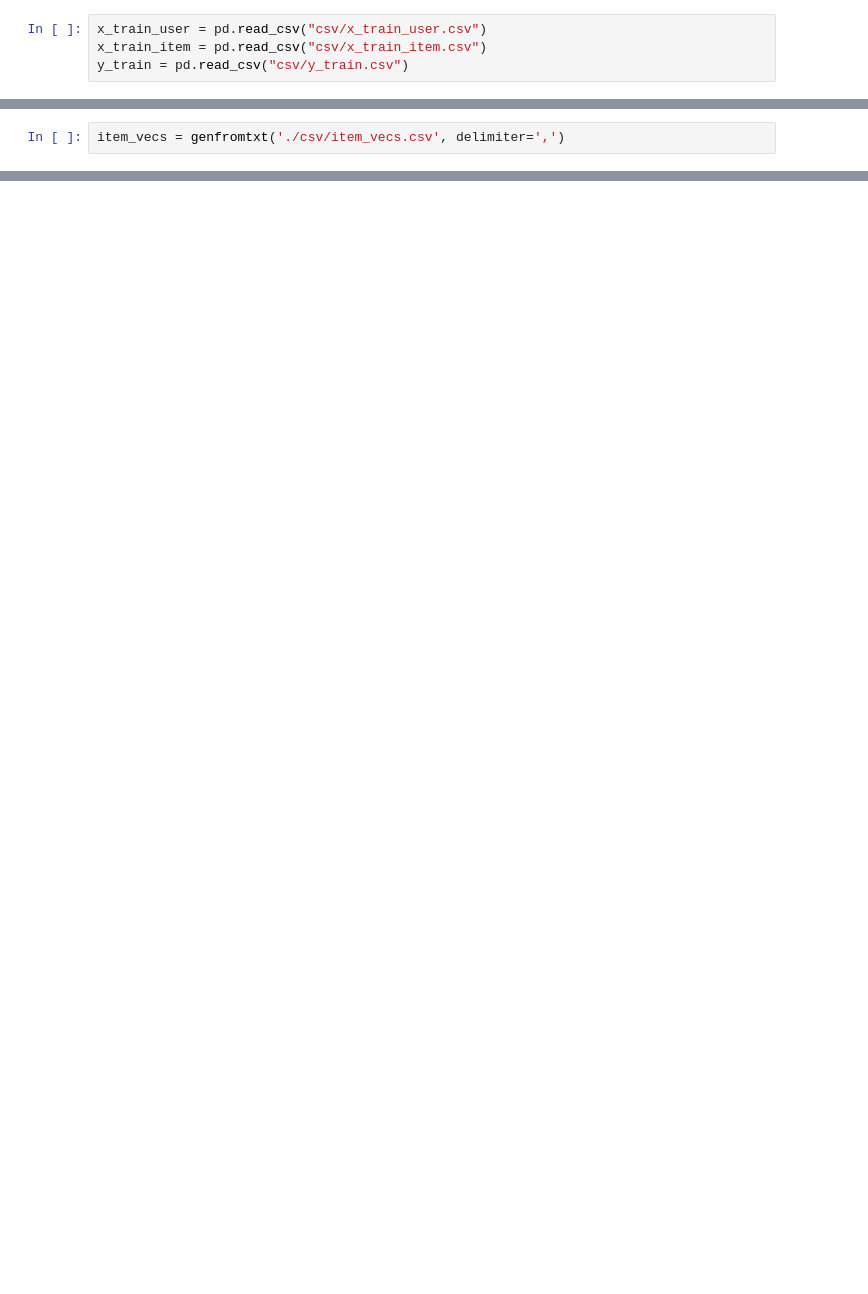
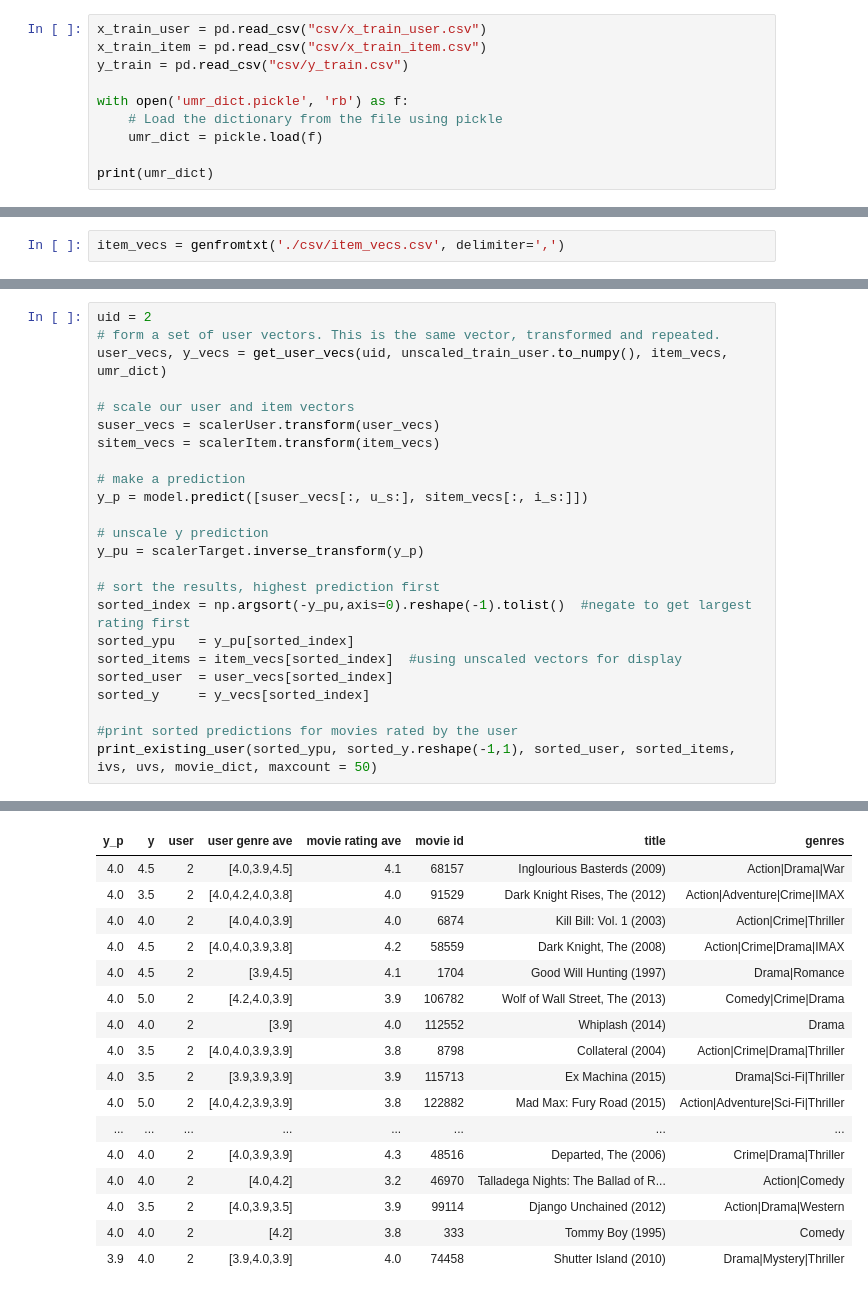
Before and after one commit to sewarslan/final_project, a Jupyter notebook: movie_recommender/model_train.ipynb, the cells around one changed output, grey strips where cells are left out. Saved outputs shown, nothing was run; the diff lists cells and outputs as text; blank space fills up the shorter version.

```diff
--- a/movie_recommender/model_train.ipynb
+++ b/movie_recommender/model_train.ipynb
@@ -14,3 +16,9 @@ from numpy import genfromtxt
 x_train_user = pd.read_csv("csv/x_train_user.csv")
 x_train_item = pd.read_csv("csv/x_train_item.csv")
 y_train = pd.read_csv("csv/y_train.csv")
+
+with open('umr_dict.pickle', 'rb') as f:
+    # Load the dictionary from the file using pickle
+    umr_dict = pickle.load(f)
+
+print(umr_dict)
@@ -277,0 +295,25 @@ np.shape(unclaed_train_user)
+# %%
+uid = 2
+# form a set of user vectors. This is the same vector, transformed and repeated.
+user_vecs, y_vecs = get_user_vecs(uid, unscaled_train_user.to_numpy(), item_vecs, umr_dict)
+
+# scale our user and item vectors
+suser_vecs = scalerUser.transform(user_vecs)
+sitem_vecs = scalerItem.transform(item_vecs)
+
+# make a prediction
+y_p = model.predict([suser_vecs[:, u_s:], sitem_vecs[:, i_s:]])
+
+# unscale y prediction
+y_pu = scalerTarget.inverse_transform(y_p)
+
+# sort the results, highest prediction first
+sorted_index = np.argsort(-y_pu,axis=0).reshape(-1).tolist()  #negate to get largest rating first
+sorted_ypu   = y_pu[sorted_index]
+sorted_items = item_vecs[sorted_index]  #using unscaled vectors for display
+sorted_user  = user_vecs[sorted_index]
+sorted_y     = y_vecs[sorted_index]
+
+#print sorted predictions for movies rated by the user
+print_existing_user(sorted_ypu, sorted_y.reshape(-1,1), sorted_user, sorted_items, ivs, uvs, movie_dict, maxcount = 50)
+# %% [output]
@@ -277,0 +321,17 @@ np.shape(unclaed_train_user)
+| y_p | y | user | user genre ave | movie rating ave | movie id | title | genres |
+| 4.0 | 4.5 | 2 | [4.0,3.9,4.5] | 4.1 | 68157 | Inglourious Basterds (2009) | Action|Drama|War |
+| 4.0 | 3.5 | 2 | [4.0,4.2,4.0,3.8] | 4.0 | 91529 | Dark Knight Rises, The (2012) | Action|Adventure|Crime|IMAX |
+| 4.0 | 4.0 | 2 | [4.0,4.0,3.9] | 4.0 | 6874 | Kill Bill: Vol. 1 (2003) | Action|Crime|Thriller |
+| 4.0 | 4.5 | 2 | [4.0,4.0,3.9,3.8] | 4.2 | 58559 | Dark Knight, The (2008) | Action|Crime|Drama|IMAX |
+| 4.0 | 4.5 | 2 | [3.9,4.5] | 4.1 | 1704 | Good Will Hunting (1997) | Drama|Romance |
+| 4.0 | 5.0 | 2 | [4.2,4.0,3.9] | 3.9 | 106782 | Wolf of Wall Street, The (2013) | Comedy|Crime|Drama |
+| 4.0 | 4.0 | 2 | [3.9] | 4.0 | 112552 | Whiplash (2014) | Drama |
+| 4.0 | 3.5 | 2 | [4.0,4.0,3.9,3.9] | 3.8 | 8798 | Collateral (2004) | Action|Crime|Drama|Thriller |
+| 4.0 | 3.5 | 2 | [3.9,3.9,3.9] | 3.9 | 115713 | Ex Machina (2015) | Drama|Sci-Fi|Thriller |
+| 4.0 | 5.0 | 2 | [4.0,4.2,3.9,3.9] | 3.8 | 122882 | Mad Max: Fury Road (2015) | Action|Adventure|Sci-Fi|Thriller |
+| ... | ... | ... | ... | ... | ... | ... | ... |
+| 4.0 | 4.0 | 2 | [4.0,3.9,3.9] | 4.3 | 48516 | Departed, The (2006) | Crime|Drama|Thriller |
+| 4.0 | 4.0 | 2 | [4.0,4.2] | 3.2 | 46970 | Talladega Nights: The Ballad of R... | Action|Comedy |
+| 4.0 | 3.5 | 2 | [4.0,3.9,3.5] | 3.9 | 99114 | Django Unchained (2012) | Action|Drama|Western |
+| 4.0 | 4.0 | 2 | [4.2] | 3.8 | 333 | Tommy Boy (1995) | Comedy |
+| 3.9 | 4.0 | 2 | [3.9,4.0,3.9] | 4.0 | 74458 | Shutter Island (2010) | Drama|Mystery|Thriller |
```
Also changed, not shown: parts of 15 cells of this notebook, 4 other files.
